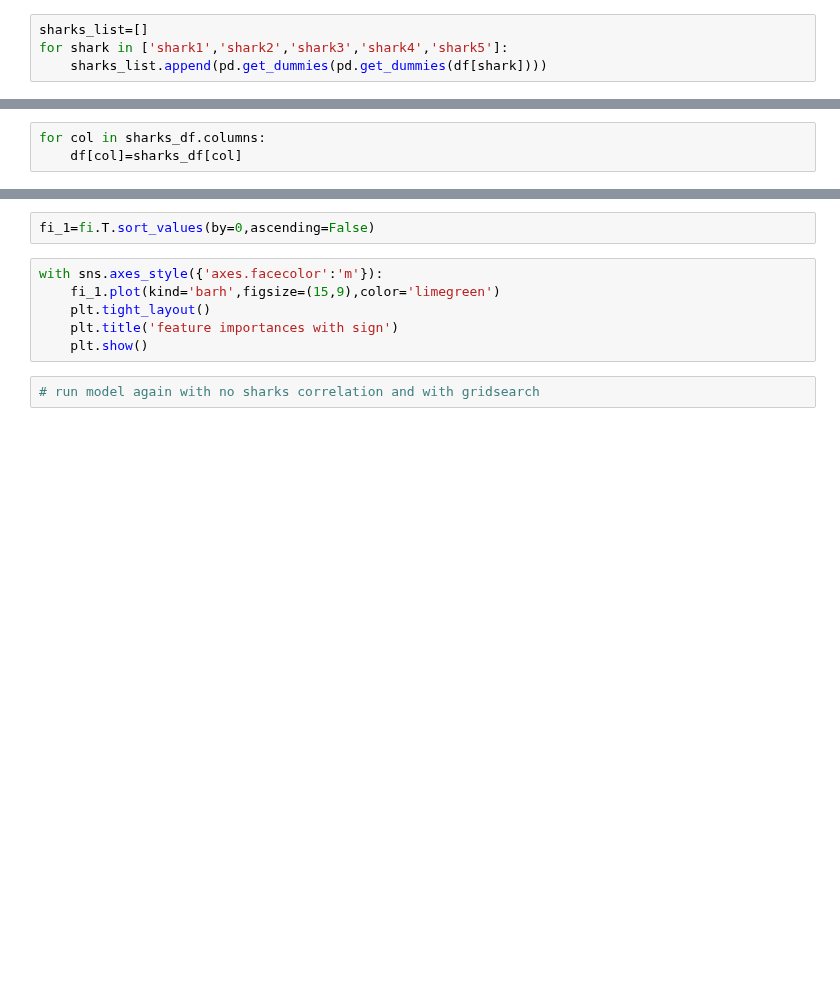
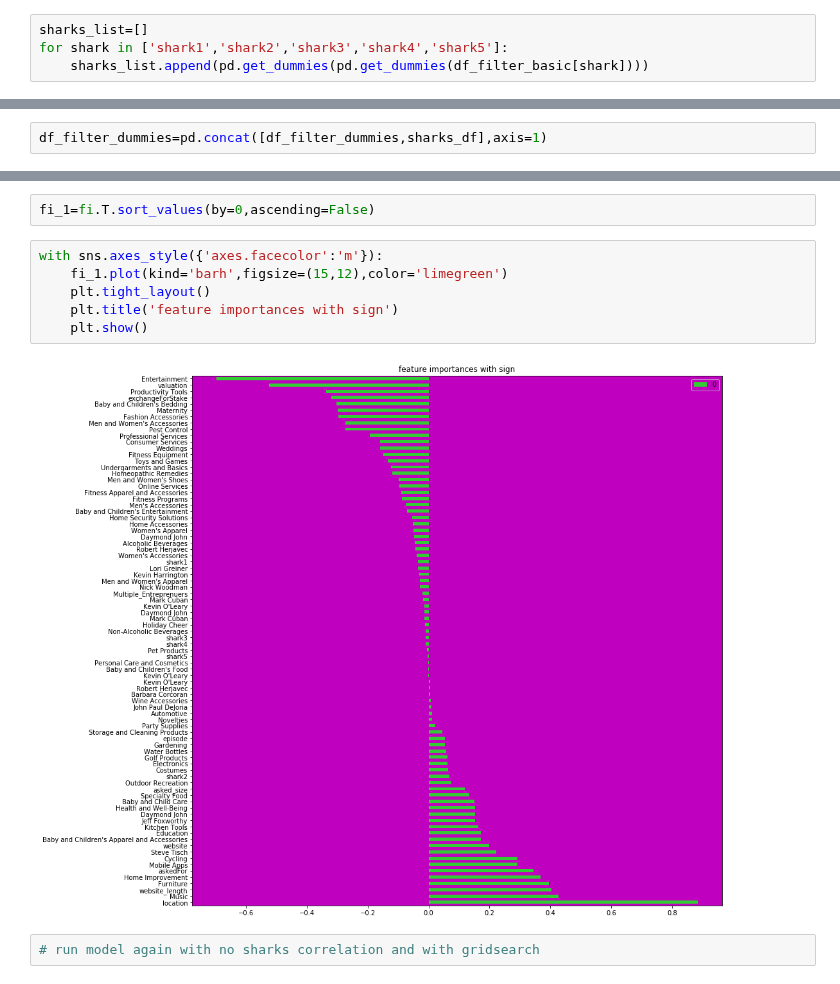
Before and after one commit to ArielJosephCohen/shark_tank, a Jupyter notebook: first_model.ipynb, the cells around one changed output, grey strips where cells are left out. Saved outputs shown, nothing was run; the diff lists cells and outputs as text; blank space fills up the shorter version.

Commit message:
ran model with update for shark dummies

```diff
--- a/first_model.ipynb
+++ b/first_model.ipynb
@@ -235,6 +556,6 @@ df_filter_dummies=df_filter.iloc[:,24:]
 # %%
 sharks_list=[]
 for shark in ['shark1','shark2','shark3','shark4','shark5']:
-    sharks_list.append(pd.get_dummies(pd.get_dummies(df[shark])))
+    sharks_list.append(pd.get_dummies(pd.get_dummies(df_filter_basic[shark])))
 # %%
 len(sharks_list)
@@ -242,6 +565,3 @@ len(sharks_list)
 sharks_df=pd.concat([sharks_list[0],sharks_list[1],sharks_list[2],sharks_list[3],sharks_list[4]],axis=1)
 # %%
 sharks_df = sharks_df.iloc[:,1:]
-# %%
-for col in sharks_df.columns:
-    df[col]=sharks_df[col]
@@ -248,3 +600,5 @@ for col in sharks_df.columns:
+# %%
+df_filter_dummies=pd.concat([df_filter_dummies,sharks_df],axis=1)
 # %% [markdown]
 # I need to address categorical data numerically
 # %%
@@ -457,10 +964,12 @@ fi.columns=X.columns
 fi_1=fi.T.sort_values(by=0,ascending=False)
 # %%
 with sns.axes_style({'axes.facecolor':'m'}):
-    fi_1.plot(kind='barh',figsize=(15,9),color='limegreen')
+    fi_1.plot(kind='barh',figsize=(15,12),color='limegreen')
     plt.tight_layout()
     plt.title('feature importances with sign')
     plt.show()
+# %% [output]
+[figure, added]
 # %%
 # run model again with no sharks correlation and with gridsearch
 # %%
```
Also changed, not shown: parts of 58 cells of this notebook.
